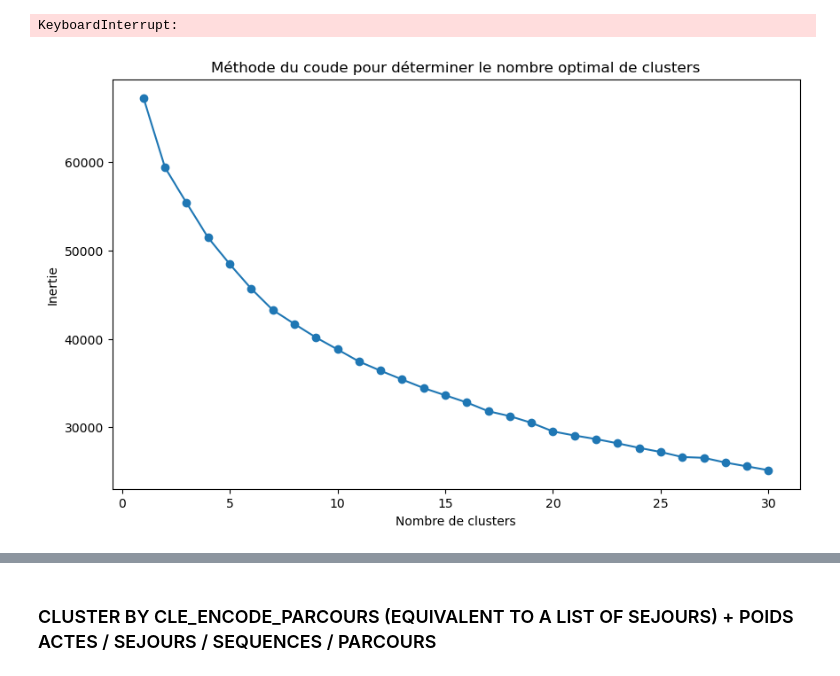
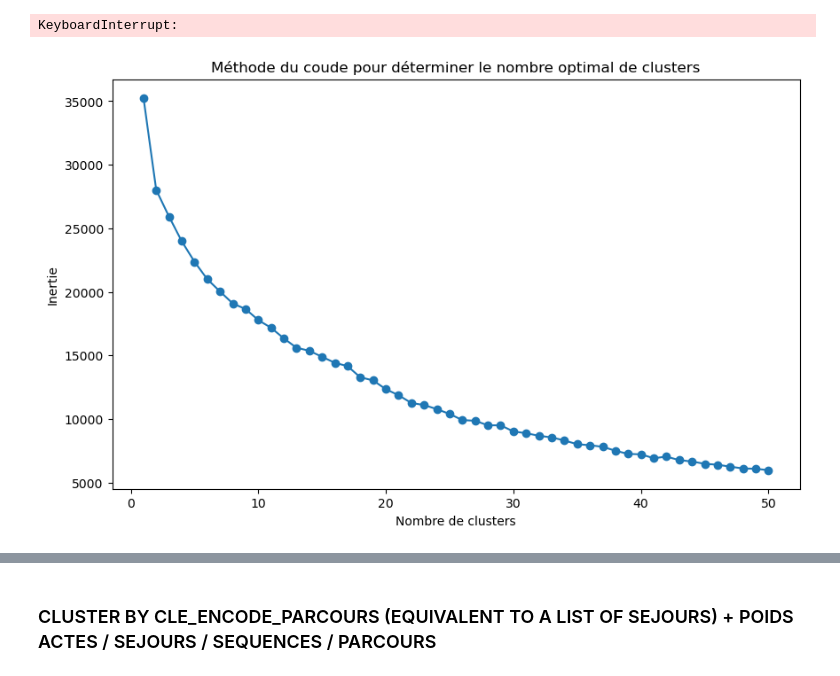
Before and after one commit to VinceWeber/ML-ICO-Activity, a Jupyter notebook: 02 - Preprocessing Data/Parcours_NB.ipynb, the cells around one changed output, grey strips where cells are left out. Drawn from its saved outputs; the diff is of its cells as text; code cells hidden in the pictures.

```diff
--- a/02 - Preprocessing Data/Parcours_NB.ipynb
+++ b/02 - Preprocessing Data/Parcours_NB.ipynb
@@ -646,3 +632,5 @@ Parcours_Encoded_Total
+# %%
+Parcours_Encoded_Total=Parcours_Encoded_Total[Parcours_Encoded_Total['NIP'].str.startswith('N2018')]
 # %%
 X_encoded=Parcours_Encoded_Total.copy()
 X_encoded=X_encoded.drop('NIP',axis=1)
@@ -679,26 +667,26 @@ X_scaled = scaler.fit_transform(X_df)
 # %%
 from sklearn.cluster import KMeans
 
 # Liste pour stocker les valeurs de l'inertie
 inertia = []
 
 # Nombre de clusters que vous souhaitez tester
-max_clusters = 30
+max_clusters = 50
 
 for n_clusters in range(1, max_clusters + 1):
     kmeans = KMeans(n_clusters=n_clusters)
     kmeans.fit(X_scaled)
     inertia.append(kmeans.inertia_)
 
 # Tracer le graphique de l'inertie en fonction du nombre de clusters
 plt.figure(figsize=(10, 6))
 plt.plot(range(1, max_clusters + 1), inertia, marker='o')
 plt.xlabel('Nombre de clusters')
 plt.ylabel('Inertie')
 plt.title('Méthode du coude pour déterminer le nombre optimal de clusters')
 plt.show()
 # %% [output]
-[figure, old version]
+[figure, new version]
 # %%
 # Appliquer le clustering k-means
 
```
Also changed, not shown: parts of 11 cells of this notebook, 1 other file.
